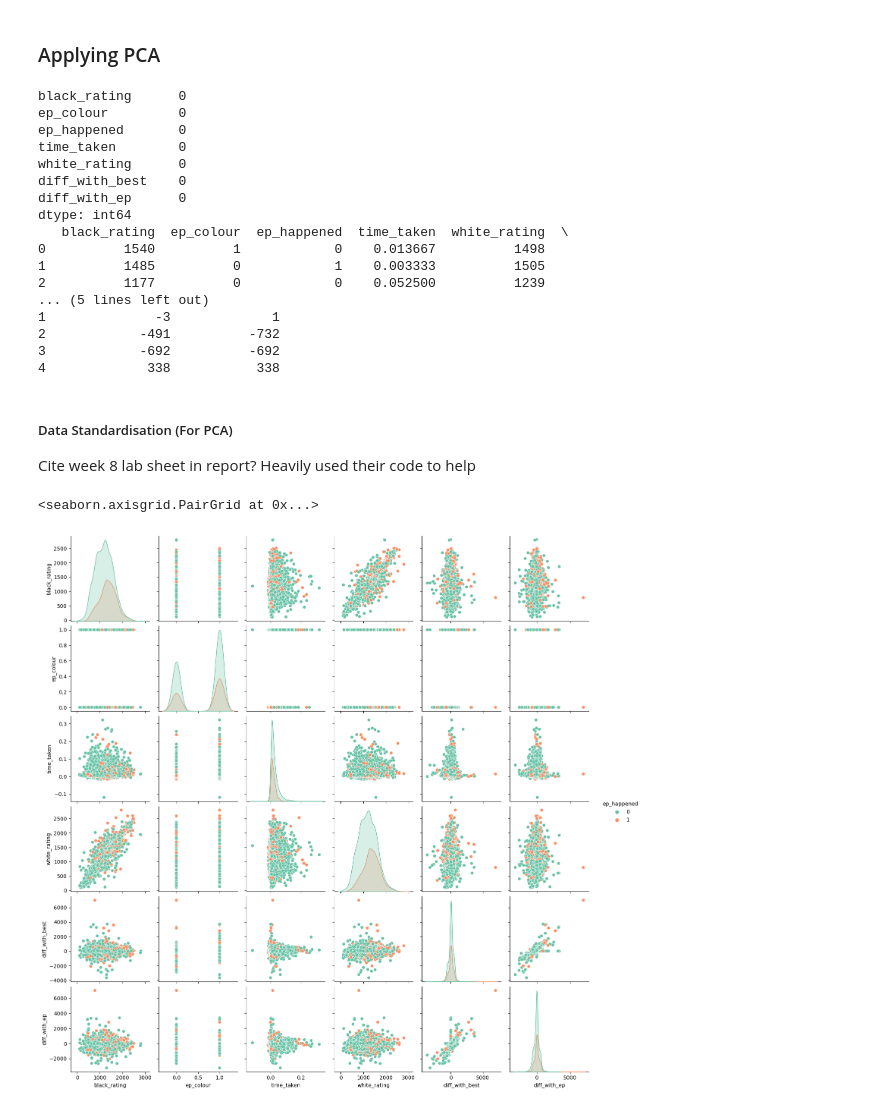
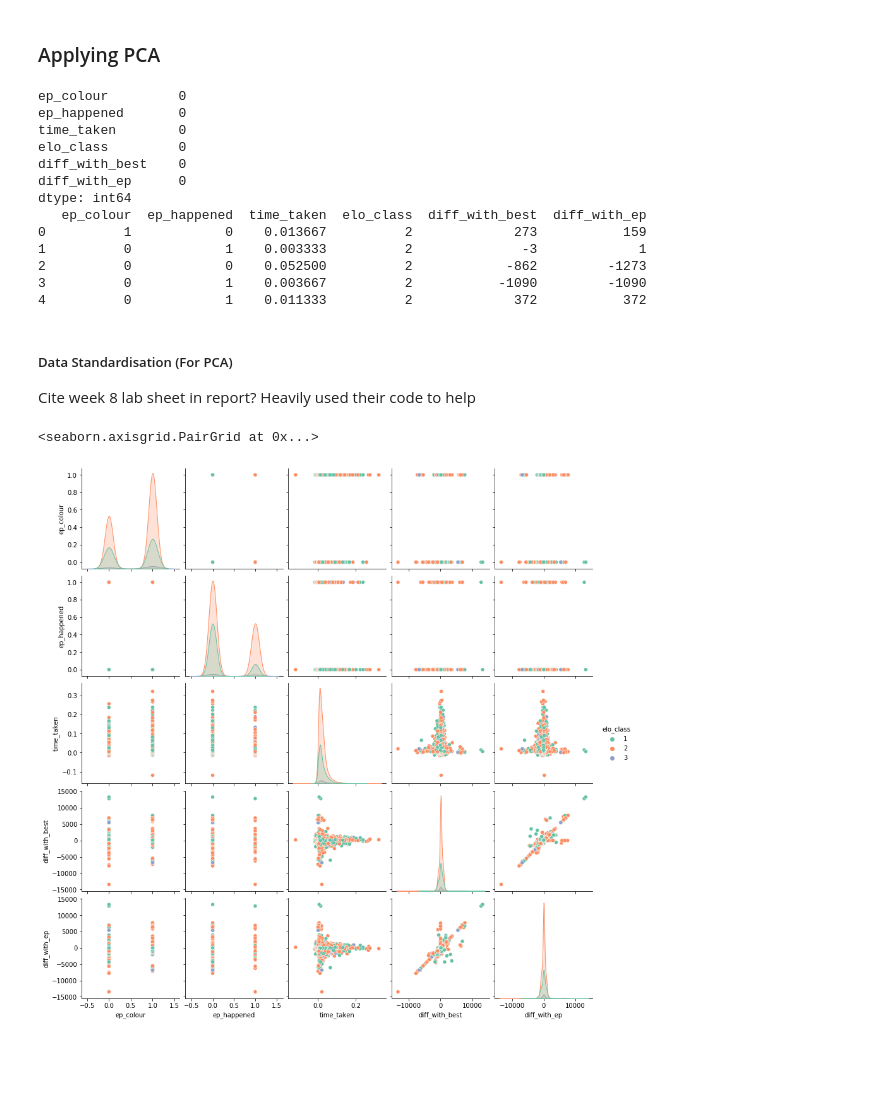
Before and after one commit to leon0241/fds-assignment-3, a Jupyter notebook: assignment-3-Q2.ipynb, the cells around one changed output. Drawn from its saved outputs; the diff is of its cells as text; code cells hidden in the pictures; blank space fills up the shorter version.

```diff
--- a/assignment-3-Q2.ipynb
+++ b/assignment-3-Q2.ipynb
@@ -608,13 +600,35 @@ print(len(chess_filter[(chess_filter["state_best"] == chess_filter["state_ep"])
 # %% [markdown]
 ### Applying PCA
 # %%
+def group_elo(df_row):
+    col = df_row["ep_colour"]
+    if col == "White":
+        elo = df_row["white_rating"]
+    else:
+        elo = df_row["black_rating"]
 
+    # if elo <= 500:
+    #     df_row["elo_class"] = 1
+    if elo <= 1000:
+        df_row["elo_class"] = 1
+    # elif elo <= 1500:
+    #     df_row["elo_class"] = 3
+    elif elo <= 2000:
+        df_row["elo_class"] = 2
+    # elif elo <= 2500:
+    #     df_row["elo_class"] = 5
+    else:
+        df_row["elo_class"] = 3
+    return df_row
 
+chess_filter = chess_filter.apply(group_elo, axis=1)
 # Replace Boolean and string variables with numbers
 chess_filter['ep_happened'] = chess_filter['ep_happened'].replace({True:1, False:0})
 chess_filter['ep_colour'] = chess_filter['ep_colour'].replace({'White':1, 'Black':0})
 chess_filter['rated'] = chess_filter['rated'].replace({True:1, False:0})
-chess_filter['time_class'] = chess_filter['time_class'].replace({'daily':3, 'rapid':2, 'blitz':1, 'bullet':0})
+# chess_filter['time_class'] = chess_filter['time_class'].replace({'daily':3, 'rapid':2, 'blitz':1, 'bullet':0})
+
+
 
 # Drop irrelevant columns, and save differently - as a dataframe including the rating and one without
 chess_data_with_elo = chess_filter.drop(['fen', 'pgn', 'move_list', 'rated', 'time_control', 'time_class'], axis=1)
@@ -625,7 +639,7 @@ chess_data_with_elo = chess_filter.drop(['fen', 'pgn', 'move_list', 'rated', 'ti
 chess_data_with_elo["diff_with_best"] = chess_data_with_elo["state_best"] + chess_data_with_elo["pre_state"]
 chess_data_with_elo["diff_with_ep"] = chess_data_with_elo["state_ep"] + chess_data_with_elo["pre_state"]
 
-chess_data_with_elo = chess_data_with_elo.drop(['state_best', 'state_ep', 'pre_state'], axis=1)
+chess_data_with_elo = chess_data_with_elo.drop(['state_best', 'state_ep', 'pre_state', 'white_rating', 'black_rating'], axis=1)
 
 chess_data_with_elo = chess_data_with_elo.dropna()
 print(chess_data_with_elo.isnull().sum())
@@ -634,23 +648,19 @@ print(chess_data_with_elo.head())
 print('\n')
 # print(chess_data_without_elo.head())
 # %% [output]
-black_rating      0
 ep_colour         0
 ep_happened       0
 time_taken        0
-white_rating      0
+elo_class         0
 diff_with_best    0
 diff_with_ep      0
 dtype: int64
-   black_rating  ep_colour  ep_happened  time_taken  white_rating  \
-0          1540          1            0    0.013667          1498
-1          1485          0            1    0.003333          1505
-2          1177          0            0    0.052500          1239
-... (5 lines left out)
-1              -3             1
-2            -491          -732
-3            -692          -692
-4             338           338
+   ep_colour  ep_happened  time_taken  elo_class  diff_with_best  diff_with_ep
+0          1            0    0.013667          2             273           159
+1          0            1    0.003333          2              -3             1
+2          0            0    0.052500          2            -862         -1273
+3          0            1    0.003667          2           -1090         -1090
+4          0            1    0.011333          2             372           372
 # %% [markdown]
 ##### Data Standardisation (For PCA)
 
@@ -672,32 +682,32 @@ Cite week 8 lab sheet in report? Heavily used their code to help
 # # Create matrix storing covariances of the chess dataframe features
 # covariances = np.cov(chess_data_without_elo.values.T)
 
 # # Record eigenvalues and eigenvectors
 # eigenvalues, eigenvectors = np.linalg.eig(covariances)
 # eigenvalues, eigenvalues = sort_eigenvalues(eigenvalues, eigenvectors)
 
 # result = chess_data_without_elo.dot(eigenvectors[:,:2])
 
 # sns.scatterplot(x= result[0], y = result[1], hue=diagnosis)
 # plt.xlabel('PC1')
 # plt.ylabel('PC2')
 
 def standardize(df):
     standardized = pd.DataFrame()
     for col in df.columns: # We can apply mathematical operation to entire columns at once, as they are built on top of numpy arrays
         standardized[col] = (df[col]-df[col].mean())/df[col].std() #For each column move the data s.t. it is centered around 0 and has variance=1
     return standardized
 
 
-sns.pairplot(hue='ep_happened', data=chess_data_with_elo, palette="Set2")
+sns.pairplot(hue='elo_class', data=chess_data_with_elo, palette="Set2")
 
 # # Lila Can we instead use this? :
 # standardise = stan
 # pca = PCA(n_components=5).fit(chess_data_without_elo.values)
 # pca_result = pca.transform(chess_data_without_elo.values)
 # sns.scatterplot(x=pca_result[:, 0], y=pca_result[:, 1], hue=)
 # plt.xlabel('PC1')
 # plt.ylabel('PC2')
 # %% [output]
 <seaborn.axisgrid.PairGrid at 0x...>
-[figure, old version]
+[figure, new version]
```
Also changed, not shown: parts of 10 cells of this notebook.
